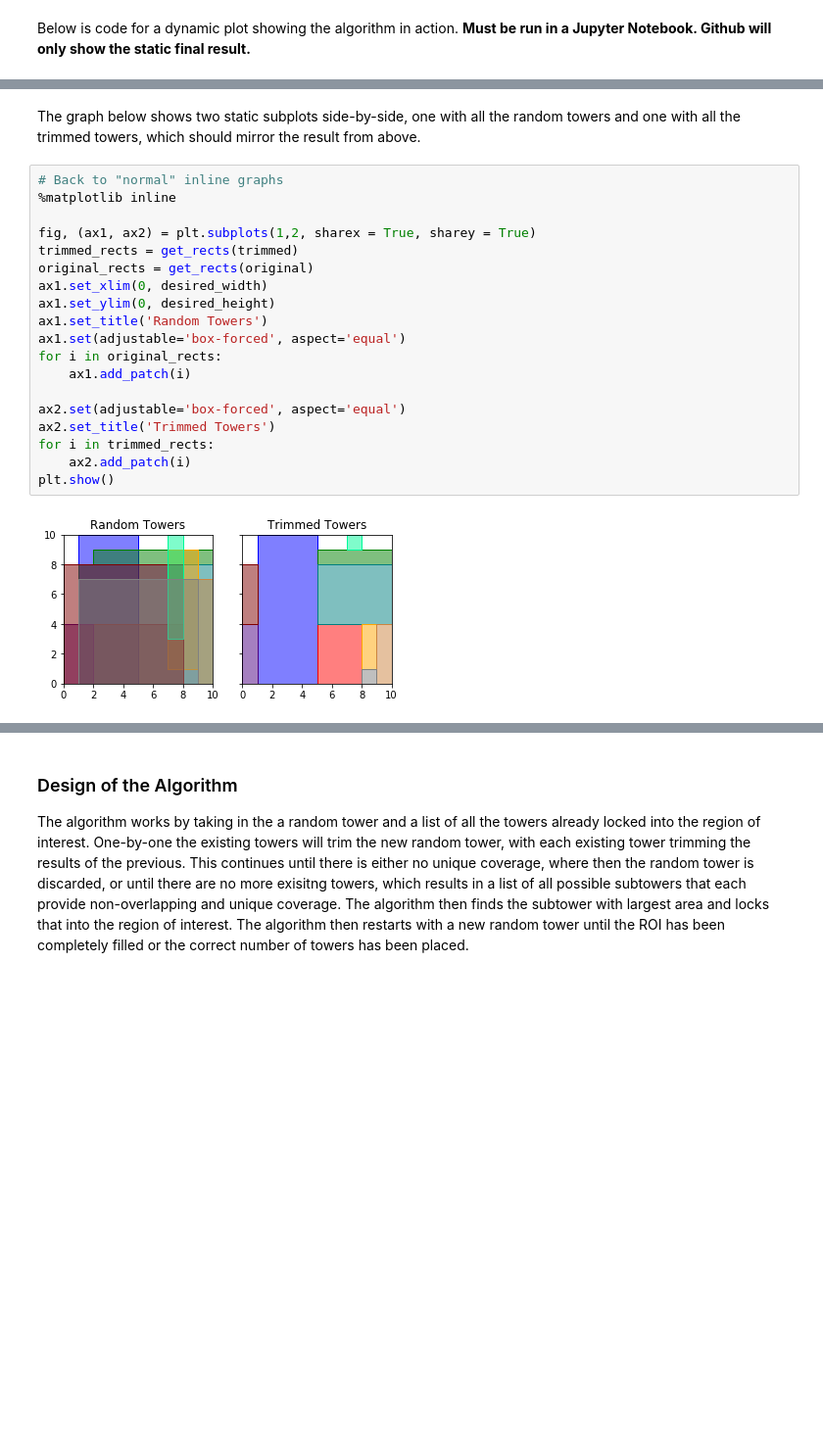
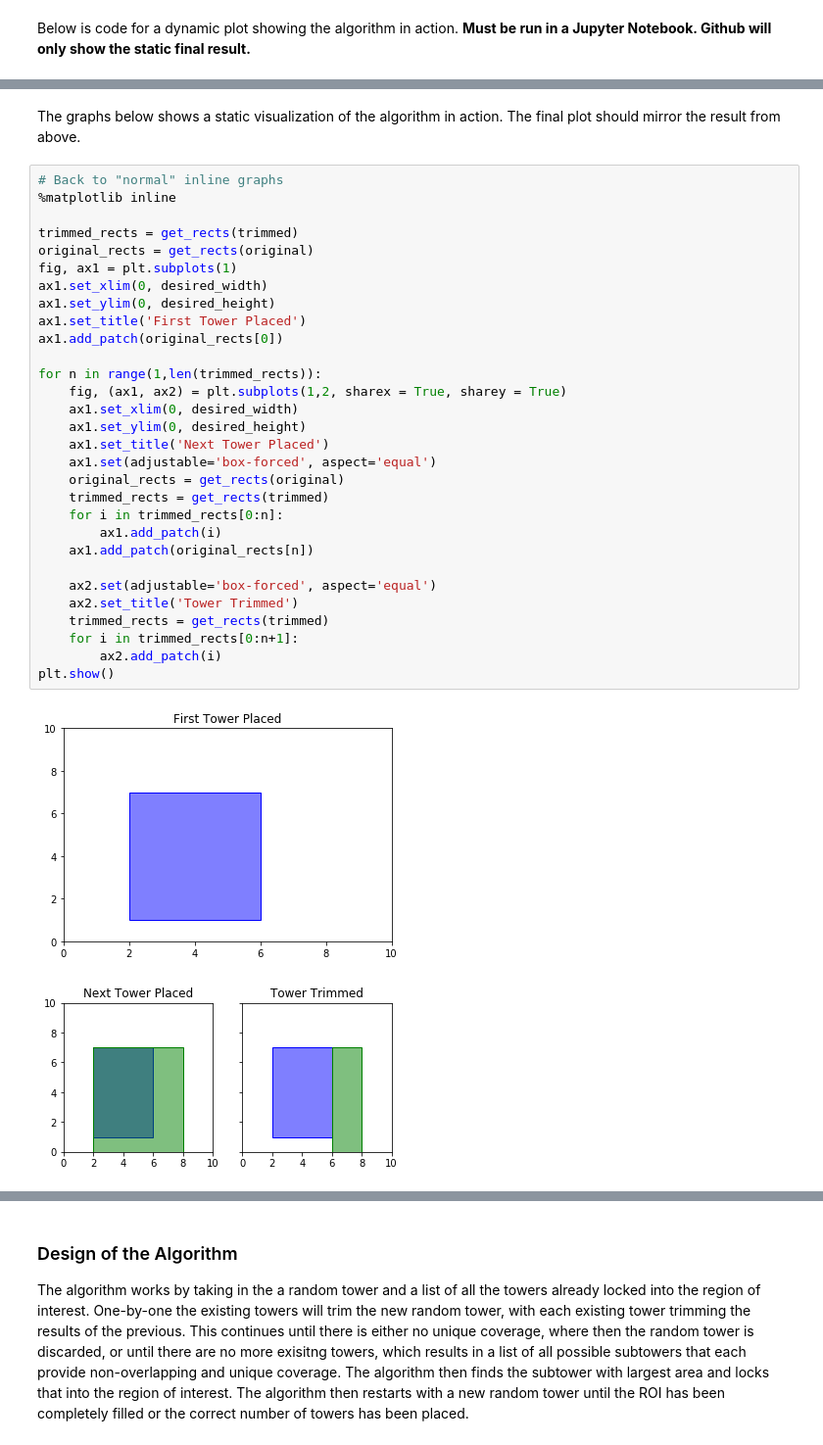
Before and after one commit to alexng1928/ECE-143-Individual-Project, a Jupyter notebook: Project.ipynb, the cells around one changed output, grey strips where cells are left out. Shown: that part at 98% size. Saved outputs shown, nothing was run; the diff lists cells and outputs as text; blank space fills up the shorter version.

Commit message:
Added static visualization. Also fixed one bug

```diff
--- a/Project.ipynb
+++ b/Project.ipynb
@@ -86,26 +95,38 @@ for i in range(1,len(trimmed_rects)):
 # %% [output]
 [interactive output not drawn]
 [interactive output not drawn]
-# %% [markdown]
-The graph below shows two static subplots side-by-side, one with all the random towers and one with all the trimmed towers, which should mirror the result from above.
+# %% [markdown]
+The graphs below shows a static visualization of the algorithm in action. The final plot should mirror the result from above.
 # %%
 # Back to "normal" inline graphs
 %matplotlib inline
 
-fig, (ax1, ax2) = plt.subplots(1,2, sharex = True, sharey = True)
 trimmed_rects = get_rects(trimmed)
 original_rects = get_rects(original)
+fig, ax1 = plt.subplots(1)
 ax1.set_xlim(0, desired_width)
 ax1.set_ylim(0, desired_height)
-ax1.set_title('Random Towers')
-ax1.set(adjustable='box-forced', aspect='equal')
-for i in original_rects:
-    ax1.add_patch(i)
+ax1.set_title('First Tower Placed')
+ax1.add_patch(original_rects[0])
 
-ax2.set(adjustable='box-forced', aspect='equal')
-ax2.set_title('Trimmed Towers')
-for i in trimmed_rects:
-    ax2.add_patch(i)
+for n in range(1,len(trimmed_rects)):
+    fig, (ax1, ax2) = plt.subplots(1,2, sharex = True, sharey = True)
+    ax1.set_xlim(0, desired_width)
+    ax1.set_ylim(0, desired_height)
+    ax1.set_title('Next Tower Placed')
+    ax1.set(adjustable='box-forced', aspect='equal')
+    original_rects = get_rects(original)
+    trimmed_rects = get_rects(trimmed)
+    for i in trimmed_rects[0:n]:
+        ax1.add_patch(i)
+    ax1.add_patch(original_rects[n])
+
+    ax2.set(adjustable='box-forced', aspect='equal')
+    ax2.set_title('Tower Trimmed')
+    trimmed_rects = get_rects(trimmed)
+    for i in trimmed_rects[0:n+1]:
+        ax2.add_patch(i)
 plt.show()
 # %% [output]
-[figure, old version]
+[figure, new version]
+[figure, added]
```
Also changed, not shown: parts of 7 cells of this notebook.
